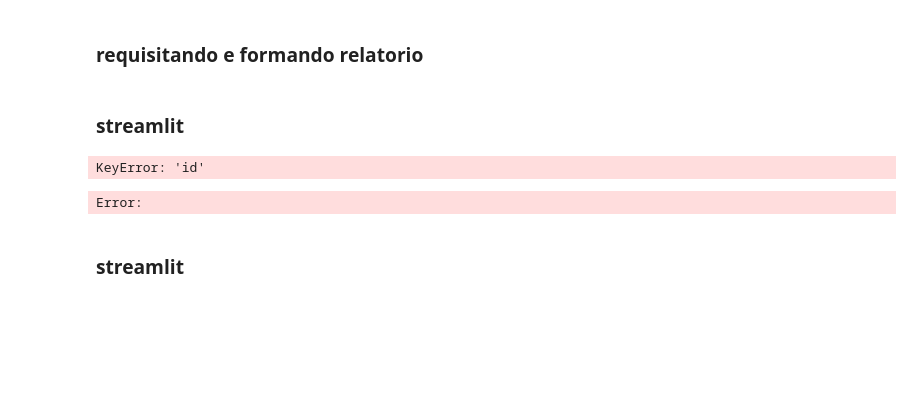
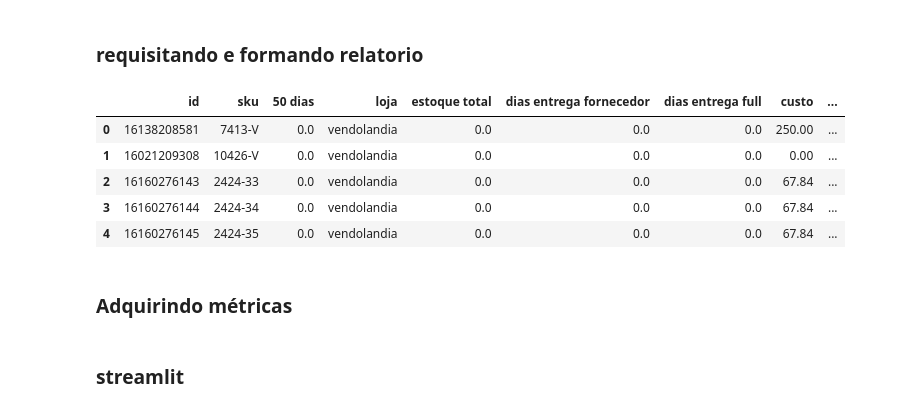
Before and after one commit to Nicolas-Wender/compras, a Jupyter notebook: dashboard.ipynb, the cells around one changed output. Cells and saved outputs as stored; diff of their text form; code cells hidden in the pictures; blank space fills up the shorter version.

Commit message:
feat: adquirindo métricas em dashboard.ipynb

```diff
--- a/dashboard.ipynb
+++ b/dashboard.ipynb
@@ -426,2 +508,0 @@ def requisitando_relatorio():
-# %% [markdown]
-### streamlit
@@ -428,6 +583,64 @@ def requisitando_relatorio():
+# %%
+def transformando_relatorio(df: pd.DataFrame) -> pd.DataFrame:
+    df.fillna(0, inplace=True)
+
+    df["dias de estoque"] = np.where(
+        df["50 dias"] != 0,
+        round(df["estoque total"] / (df["50 dias"] / 50)),
+        0,
+    )
+
+    df["status"] = [[] for _ in range(len(df))]
+
+    for index, row in df.iterrows():
+        dias_compras = (
+            (
+                pd.to_datetime(row["entrega prevista"]).date() - datetime.today().date()
+            ).days
+            if pd.to_datetime(row["entrega prevista"]).date() > datetime.today().date() and row["entrega prevista"]
+            else 7
+        )
+
+        tempo_entrega = row["dias entrega fornecedor"] + row["dias entrega full"]
+
+        media_vendas_diaria = row["50 dias"] / 50
+
+        estoque_seguranca = media_vendas_diaria * 25
+        estoque_maximo = estoque_seguranca + (media_vendas_diaria * tempo_entrega)
+
+        estoque_futuro = lambda dias: (
+            row["estoque total"] - (media_vendas_diaria * dias)
+        )
+
+        if row["entrega prevista"] != 0:
+            if (
+                estoque_futuro(dias_compras) + row["quantidade comprada"]
+            ) > estoque_maximo:
+                df.at[index, "status"].append("comprou muito")
+
+            if estoque_futuro(dias_compras) < estoque_seguranca:
+                df.at[index, "status"].append("ruptura")
+
+        else:
+            if estoque_futuro(tempo_entrega) < estoque_seguranca:
+                df.at[index, "status"].append("ruptura")
+
+        if row["estoque total"] > estoque_maximo:
+            df.at[index, "status"].append("estoque sobrecarregado")
+
+        if row["dias de estoque"] <= 7:
+            df.at[index, "status"].append("verificar compras")
+
+    return df
+# %% [output]
+|  | id | sku | 50 dias | loja | estoque total | dias entrega fornecedor | dias entrega full | custo | ... |
+| 0 | 16138208581 | 7413-V | 0.0 | vendolandia | 0.0 | 0.0 | 0.0 | 250.00 | ... |
+| 1 | 16021209308 | 10426-V | 0.0 | vendolandia | 0.0 | 0.0 | 0.0 | 0.00 | ... |
+| 2 | 16160276143 | 2424-33 | 0.0 | vendolandia | 0.0 | 0.0 | 0.0 | 67.84 | ... |
+| 3 | 16160276144 | 2424-34 | 0.0 | vendolandia | 0.0 | 0.0 | 0.0 | 67.84 | ... |
+| 4 | 16160276145 | 2424-35 | 0.0 | vendolandia | 0.0 | 0.0 | 0.0 | 67.84 | ... |
 # %%
 df = requisitando_relatorio()
-df.head()
+df = transformando_relatorio(df)
-# %% [output]
-KeyError: 'id'
-Error:
+# %% [markdown]
+### Adquirindo métricas
```
Also changed, not shown: parts of 12 cells of this notebook, 3 other files.
